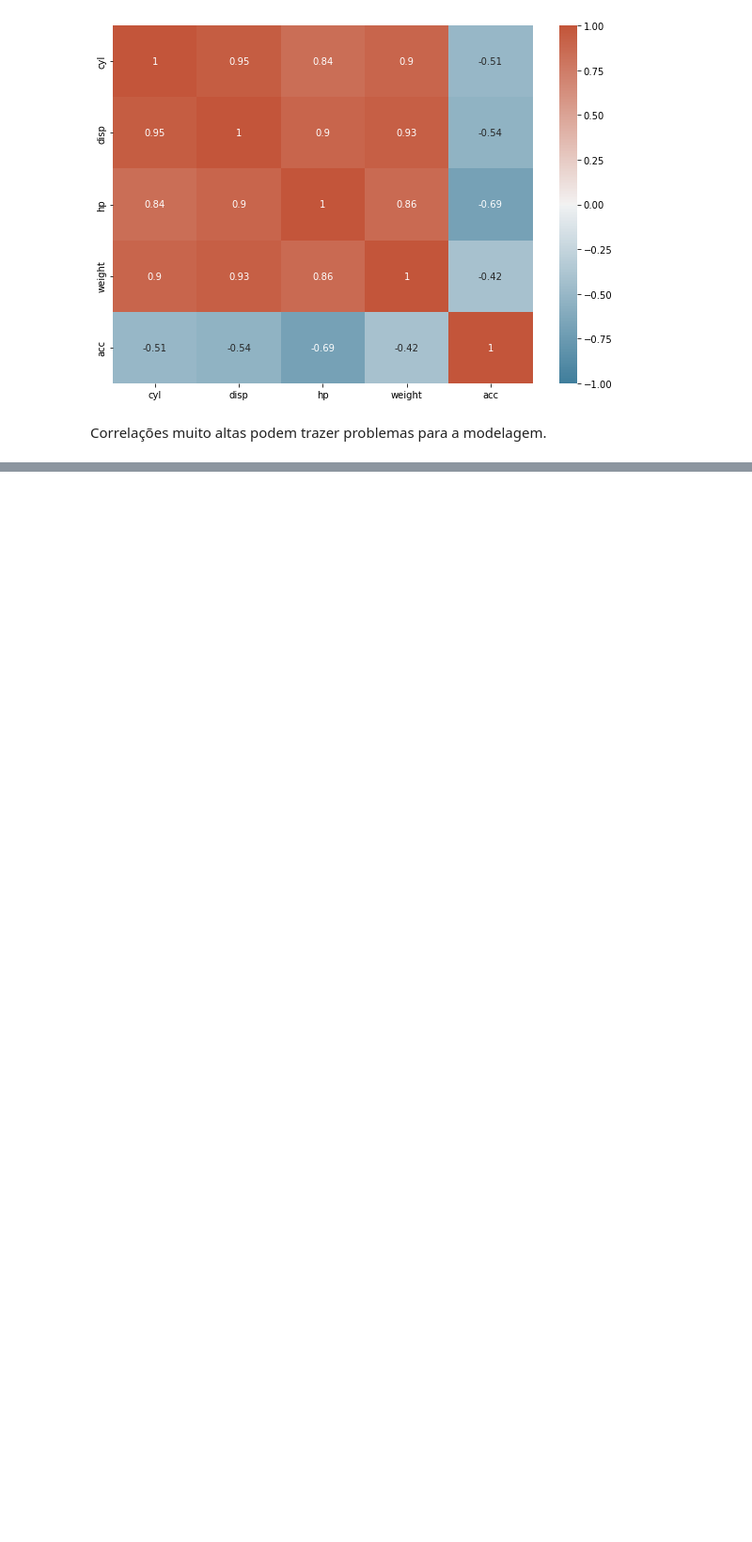
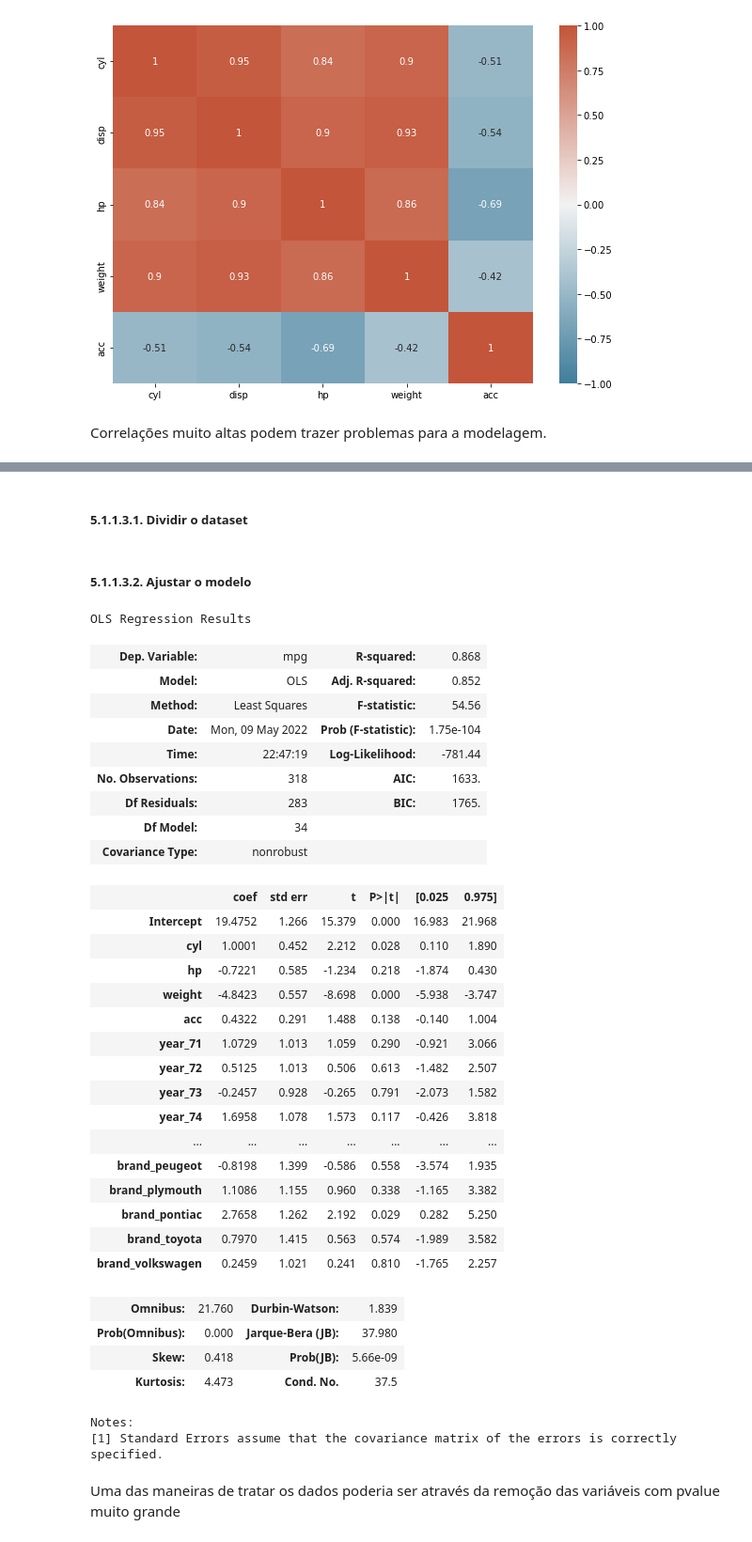
Before and after one commit to bruna-calistrate/AdvancedStatistics-Course, a Jupyter notebook: PyrhonStatistics.ipynb, the cells around one changed output, grey strips where cells are left out. Shown at 94% size. Drawn from its saved outputs; the diff is of its cells as text; code cells hidden in the pictures; blank space fills up the shorter version.

```diff
--- a/PyrhonStatistics.ipynb
+++ b/PyrhonStatistics.ipynb
@@ -430,0 +682,7 @@ xCat.head()
+# %%
+y, x = pt.dmatrices(ols_formula(df_original, 'mpg', 'disp'),
+                     data=df_original, return_type='dataframe')
+# %% [markdown]
+##### 5.1.1.3.1. Dividir o dataset
+# %%
+x_Train, x_Test, y_Train, y_Test = train_test_split(x, y, test_size=0.2, random_state=0)
@@ -430,0 +694,40 @@ xCat.head()
+# %% [markdown]
+##### 5.1.1.3.2. Ajustar o modelo
+# %%
+regfit4_original = fit_model(y_Train, x_Train)
+regfit4_original.summary()
+# %% [output]
+OLS Regression Results
+| Dep. Variable: | mpg | R-squared: | 0.868 |
+| Model: | OLS | Adj. R-squared: | 0.852 |
+| Method: | Least Squares | F-statistic: | 54.56 |
+| Date: | Mon, 09 May 2022 | Prob (F-statistic): | 1.75e-104 |
+| Time: | 22:47:19 | Log-Likelihood: | -781.44 |
+| No. Observations: | 318 | AIC: | 1633. |
+| Df Residuals: | 283 | BIC: | 1765. |
+| Df Model: | 34 |  |  |
+| Covariance Type: | nonrobust |  |  |
+|  | coef | std err | t | P>|t| | [0.025 | 0.975] |
+| Intercept | 19.4752 | 1.266 | 15.379 | 0.000 | 16.983 | 21.968 |
+| cyl | 1.0001 | 0.452 | 2.212 | 0.028 | 0.110 | 1.890 |
+| hp | -0.7221 | 0.585 | -1.234 | 0.218 | -1.874 | 0.430 |
+| weight | -4.8423 | 0.557 | -8.698 | 0.000 | -5.938 | -3.747 |
+| acc | 0.4322 | 0.291 | 1.488 | 0.138 | -0.140 | 1.004 |
+| year_71 | 1.0729 | 1.013 | 1.059 | 0.290 | -0.921 | 3.066 |
+| year_72 | 0.5125 | 1.013 | 0.506 | 0.613 | -1.482 | 2.507 |
+| year_73 | -0.2457 | 0.928 | -0.265 | 0.791 | -2.073 | 1.582 |
+| year_74 | 1.6958 | 1.078 | 1.573 | 0.117 | -0.426 | 3.818 |
+| ... | ... | ... | ... | ... | ... | ... |
+| brand_peugeot | -0.8198 | 1.399 | -0.586 | 0.558 | -3.574 | 1.935 |
+| brand_plymouth | 1.1086 | 1.155 | 0.960 | 0.338 | -1.165 | 3.382 |
+| brand_pontiac | 2.7658 | 1.262 | 2.192 | 0.029 | 0.282 | 5.250 |
+| brand_toyota | 0.7970 | 1.415 | 0.563 | 0.574 | -1.989 | 3.582 |
+| brand_volkswagen | 0.2459 | 1.021 | 0.241 | 0.810 | -1.765 | 2.257 |
+| Omnibus: | 21.760 | Durbin-Watson: | 1.839 |
+| Prob(Omnibus): | 0.000 | Jarque-Bera (JB): | 37.980 |
+| Skew: | 0.418 | Prob(JB): | 5.66e-09 |
+| Kurtosis: | 4.473 | Cond. No. | 37.5 |
+Notes:
+[1] Standard Errors assume that the covariance matrix of the errors is correctly specified.
+# %% [markdown]
+Uma das maneiras de tratar os dados poderia ser através da remoção das variáveis com pvalue muito grande
```
Also changed, not shown: parts of 57 cells of this notebook.
